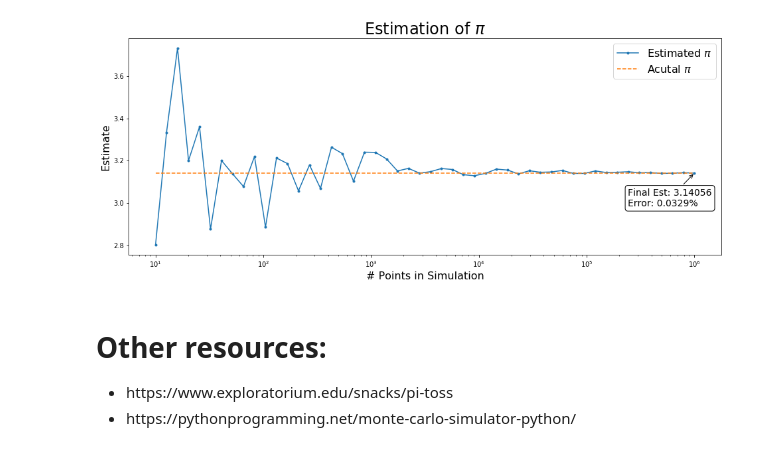
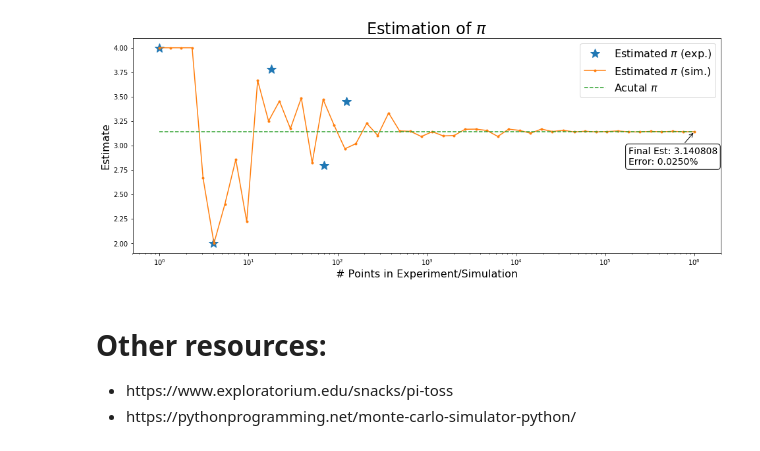
Before and after one commit to pjcrouse/estimate_pi, a Jupyter notebook: est_pi.ipynb, the cells around one changed output. Drawn from its saved outputs; the diff is of its cells as text; code cells hidden in the pictures.

Commit message:
added images of exp

```diff
--- a/est_pi.ipynb
+++ b/est_pi.ipynb
@@ -5,0 +42,23 @@ import matplotlib.pyplot as plt
+# %%
+# results of experiments run 5 times with varying number of iterations:
+exp_results = {
+               'x': [1,4,18,70,126],
+               'y': [4,2,3.78,2.8,3.45]
+              }
+# %%
+# setup & create plot
+fig = plt.figure(figsize=(16,6))
+ax = fig.add_subplot(111)
+pi = np.ones_like(x)*np.pi
+plt.plot(exp_results['x'], exp_results['y'], linestyle='dashed', marker='*', markersize=15,
+         label='Estimated $\pi$ (exp.)')
+
+# style the plot
+plt.xscale('log')
+plt.legend(prop={'size': 16})
+plt.xlabel('# Points in Experiment', fontsize=16)
+plt.ylabel('Estimate', fontsize=16)
+plt.title('Estimation of $\pi$ Thru Experiment', fontsize=24)
+
+# show the plot
+plt.show()
@@ -48,37 +99,38 @@ plt.show()
 # %%
 # setup simulation with various input sizes
-sizes = np.logspace(1,6,50)
+sizes = np.logspace(0,6,50)
 x = []
 y = []
 for size in sizes:
     pi = est_pi(int(size))[0]
     x.append(size)
     y.append(pi)
 
 # setup & create plot
 fig = plt.figure(figsize=(16,6))
 ax = fig.add_subplot(111)
 pi = np.ones_like(x)*np.pi
-plt.plot(x,y, linestyle='solid', marker='.', label='Estimated $\pi$')
+plt.plot(exp_results['x'], exp_results['y'], linestyle='None', marker='*', markersize=15, label='Estimated $\pi$ (exp.)')
+plt.plot(x,y, linestyle='solid', marker='.', label='Estimated $\pi$ (sim.)')
 plt.plot(x, pi, linestyle='dashed', label='Acutal $\pi$')
 
 # style the plot
 plt.xscale('log')
 plt.legend(prop={'size': 16})
-plt.xlabel('# Points in Simulation', fontsize=16)
+plt.xlabel('# Points in Experiment/Simulation', fontsize=16)
 plt.ylabel('Estimate', fontsize=16)
 plt.title('Estimation of $\pi$', fontsize=24)
 
 # label the last point
 final_est = (x[-1], y[-1])
 ax.annotate(f'Final Est: {final_est[1]}\nError: {np.abs(np.pi-final_est[1])/np.pi*100:.4f}%',
             xy=final_est, xycoords='data', xytext=(-100,-50), textcoords='offset points',
             arrowprops=dict(arrowstyle="->"), bbox=dict(boxstyle="round", fc="w"), size=14)
 
 # show the plot
 plt.show()
 # %% [output]
-[figure, old version]
+[figure, new version]
 # %% [markdown]
 <h1>Other resources:</h1>
 <ul>
```
Also changed, not shown: parts of 7 cells of this notebook, 8 other files.
